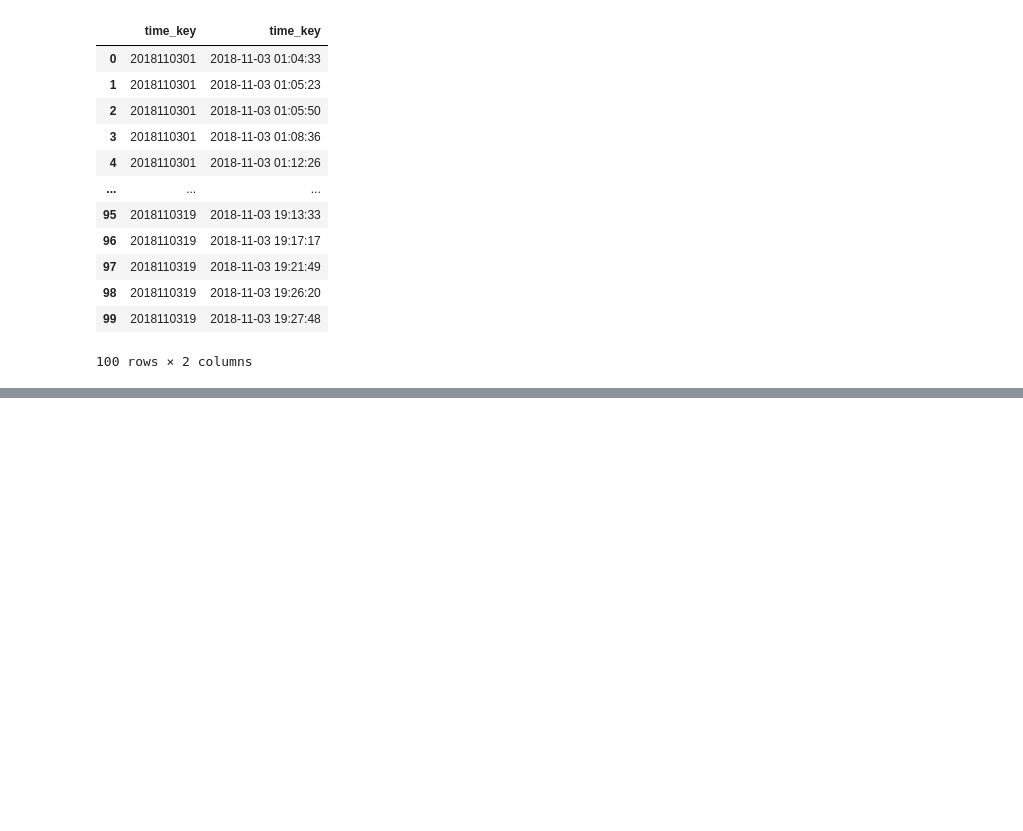
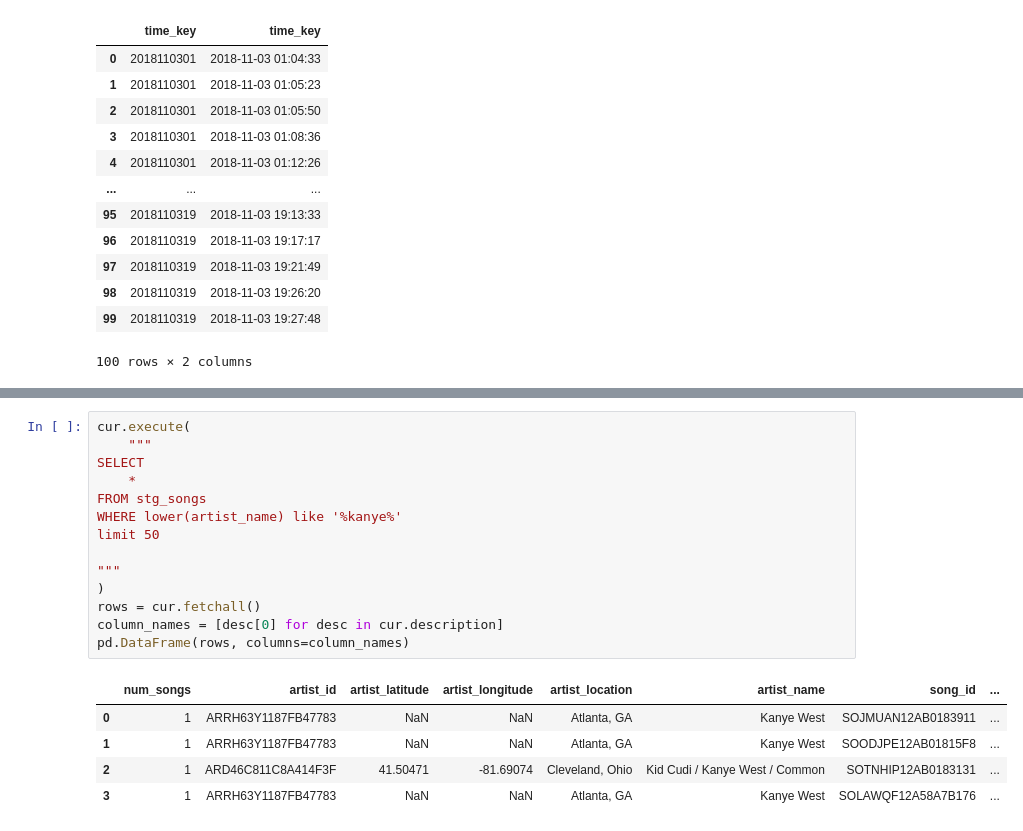
Before and after one commit to anvo268/UdacityDataWarehousePrj, a Jupyter notebook: Fiddle.ipynb, the cells around one changed output, grey strips where cells are left out. Cells and saved outputs as stored; diff of their text form; blank space fills up the shorter version.

```diff
--- a/Fiddle.ipynb
+++ b/Fiddle.ipynb
@@ -744,0 +765,20 @@ pd.DataFrame(rows, columns=column_names)
+# %%
+cur.execute(
+    """
+SELECT
+    *
+FROM stg_songs
+WHERE lower(artist_name) like '%kanye%'
+limit 50
+
+"""
+)
+rows = cur.fetchall()
+column_names = [desc[0] for desc in cur.description]
+pd.DataFrame(rows, columns=column_names)
+# %% [output]
+|  | num_songs | artist_id | artist_latitude | artist_longitude | artist_location | artist_name | song_id | ... |
+| 0 | 1 | ARRH63Y1187FB47783 | NaN | NaN | Atlanta, GA | Kanye West | SOJMUAN12AB0183911 | ... |
+| 1 | 1 | ARRH63Y1187FB47783 | NaN | NaN | Atlanta, GA | Kanye West | SOODJPE12AB01815F8 | ... |
+| 2 | 1 | ARD46C811C8A414F3F | 41.50471 | -81.69074 | Cleveland, Ohio | Kid Cudi / Kanye West / Common | SOTNHIP12AB0183131 | ... |
+| 3 | 1 | ARRH63Y1187FB47783 | NaN | NaN | Atlanta, GA | Kanye West | SOLAWQF12A58A7B176 | ... |
```
Also changed, not shown: parts of 16 cells of this notebook, 4 other files.
